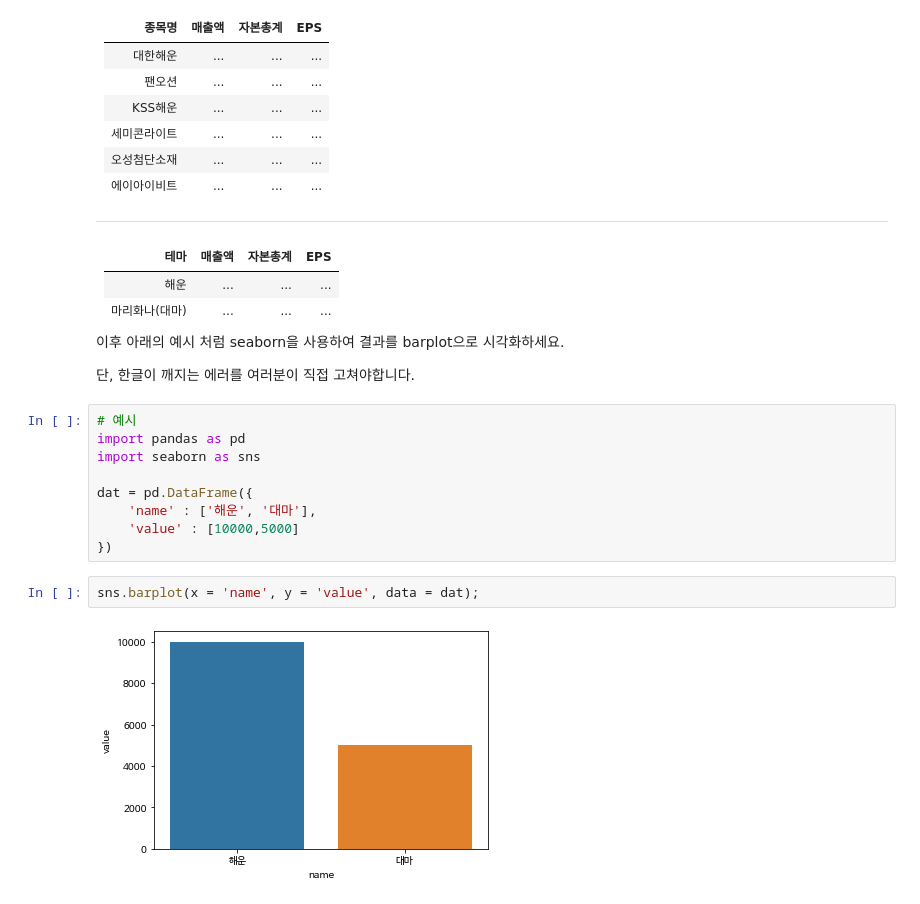
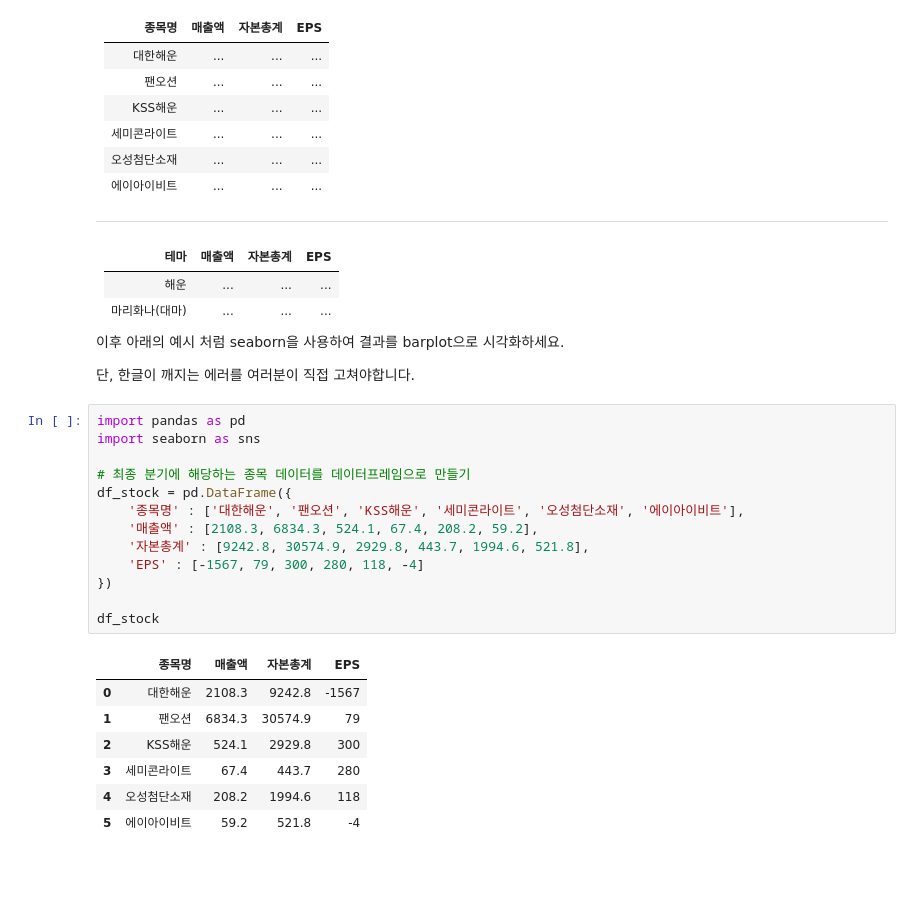
Before and after one commit to seahahn/game-company-data-analysis, a Jupyter notebook: n113-data-manipulation/n113a-data-manipulation.ipynb, the cells around one changed output. Saved outputs shown, nothing was run; the diff lists cells and outputs as text; blank space fills up the shorter version.

```diff
--- a/n113-data-manipulation/n113a-data-manipulation.ipynb
+++ b/n113-data-manipulation/n113a-data-manipulation.ipynb
@@ -220,16 +255,24 @@ df2
 이후 아래의 예시 처럼 seaborn을 사용하여 결과를 barplot으로 시각화하세요.
 
 단, 한글이 깨지는 에러를 여러분이 직접 고쳐야합니다.
-# %%
-# 예시
-import pandas as pd
-import seaborn as sns
-
-dat = pd.DataFrame({
-    'name' : ['해운', '대마'],
-    'value' : [10000,5000]
-})
-# %%
-sns.barplot(x = 'name', y = 'value', data = dat);
-# %% [output]
-[figure, removed]
+# %%
+import pandas as pd
+import seaborn as sns
+
+# 최종 분기에 해당하는 종목 데이터를 데이터프레임으로 만들기
+df_stock = pd.DataFrame({
+    '종목명' : ['대한해운', '팬오션', 'KSS해운', '세미콘라이트', '오성첨단소재', '에이아이비트'],
+    '매출액' : [2108.3, 6834.3, 524.1, 67.4, 208.2, 59.2],
+    '자본총계' : [9242.8, 30574.9, 2929.8, 443.7, 1994.6, 521.8],
+    'EPS' : [-1567, 79, 300, 280, 118, -4]
+})
+
+df_stock
+# %% [output]
+|  | 종목명 | 매출액 | 자본총계 | EPS |
+| 0 | 대한해운 | 2108.3 | 9242.8 | -1567 |
+| 1 | 팬오션 | 6834.3 | 30574.9 | 79 |
+| 2 | KSS해운 | 524.1 | 2929.8 | 300 |
+| 3 | 세미콘라이트 | 67.4 | 443.7 | 280 |
+| 4 | 오성첨단소재 | 208.2 | 1994.6 | 118 |
+| 5 | 에이아이비트 | 59.2 | 521.8 | -4 |
```
Also changed, not shown: parts of 6 cells of this notebook.
